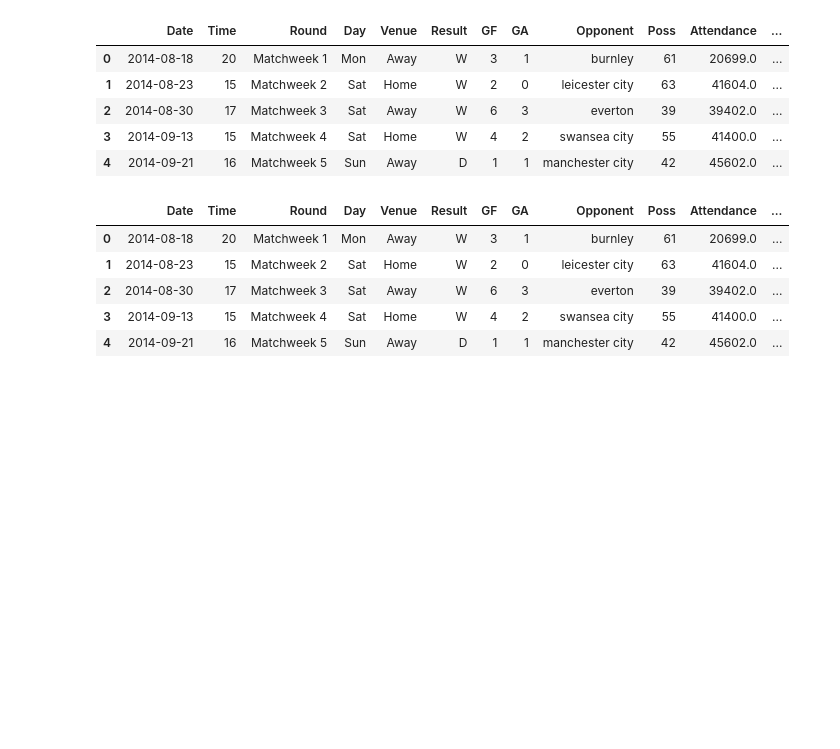
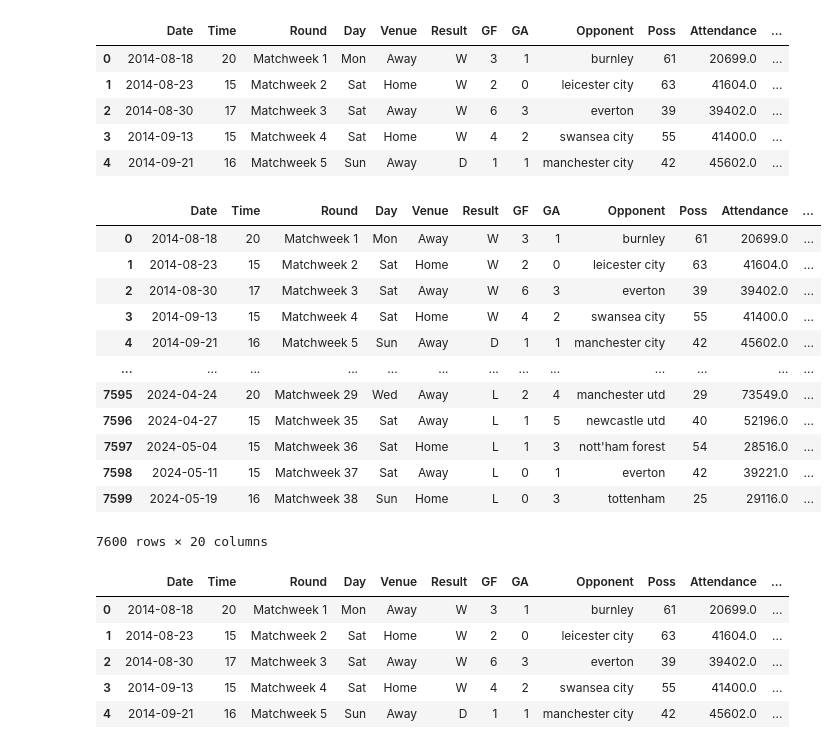
Before and after one commit to rabibasukala01/premier-league-predictions, a Jupyter notebook: PRE-PREDICT/main.ipynb, the cells around one changed output. Saved outputs shown, nothing was run; the diff lists cells and outputs as text; code cells hidden in the pictures; blank space fills up the shorter version.

```diff
--- a/PRE-PREDICT/main.ipynb
+++ b/PRE-PREDICT/main.ipynb
@@ -127,6 +127,22 @@ df.head()
 # for match week
 
 df['match_week']=df['Round'].apply(lambda x: x.split(" ")[1]).astype(int)
+# %%
+df
+# %% [output]
+|  | Date | Time | Round | Day | Venue | Result | GF | GA | Opponent | Poss | Attendance | ... |
+| 0 | 2014-08-18 | 20 | Matchweek 1 | Mon | Away | W | 3 | 1 | burnley | 61 | 20699.0 | ... |
+| 1 | 2014-08-23 | 15 | Matchweek 2 | Sat | Home | W | 2 | 0 | leicester city | 63 | 41604.0 | ... |
+| 2 | 2014-08-30 | 17 | Matchweek 3 | Sat | Away | W | 6 | 3 | everton | 39 | 39402.0 | ... |
+| 3 | 2014-09-13 | 15 | Matchweek 4 | Sat | Home | W | 4 | 2 | swansea city | 55 | 41400.0 | ... |
+| 4 | 2014-09-21 | 16 | Matchweek 5 | Sun | Away | D | 1 | 1 | manchester city | 42 | 45602.0 | ... |
+| ... | ... | ... | ... | ... | ... | ... | ... | ... | ... | ... | ... | ... |
+| 7595 | 2024-04-24 | 20 | Matchweek 29 | Wed | Away | L | 2 | 4 | manchester utd | 29 | 73549.0 | ... |
+| 7596 | 2024-04-27 | 15 | Matchweek 35 | Sat | Away | L | 1 | 5 | newcastle utd | 40 | 52196.0 | ... |
+| 7597 | 2024-05-04 | 15 | Matchweek 36 | Sat | Home | L | 1 | 3 | nott'ham forest | 54 | 28516.0 | ... |
+| 7598 | 2024-05-11 | 15 | Matchweek 37 | Sat | Away | L | 0 | 1 | everton | 42 | 39221.0 | ... |
+| 7599 | 2024-05-19 | 16 | Matchweek 38 | Sun | Home | L | 0 | 3 | tottenham | 25 | 29116.0 | ... |
+7600 rows × 20 columns
 # %%
 df.head()
 # %% [output]
```
Also changed, not shown: parts of 20 cells of this notebook, 5 other files.
